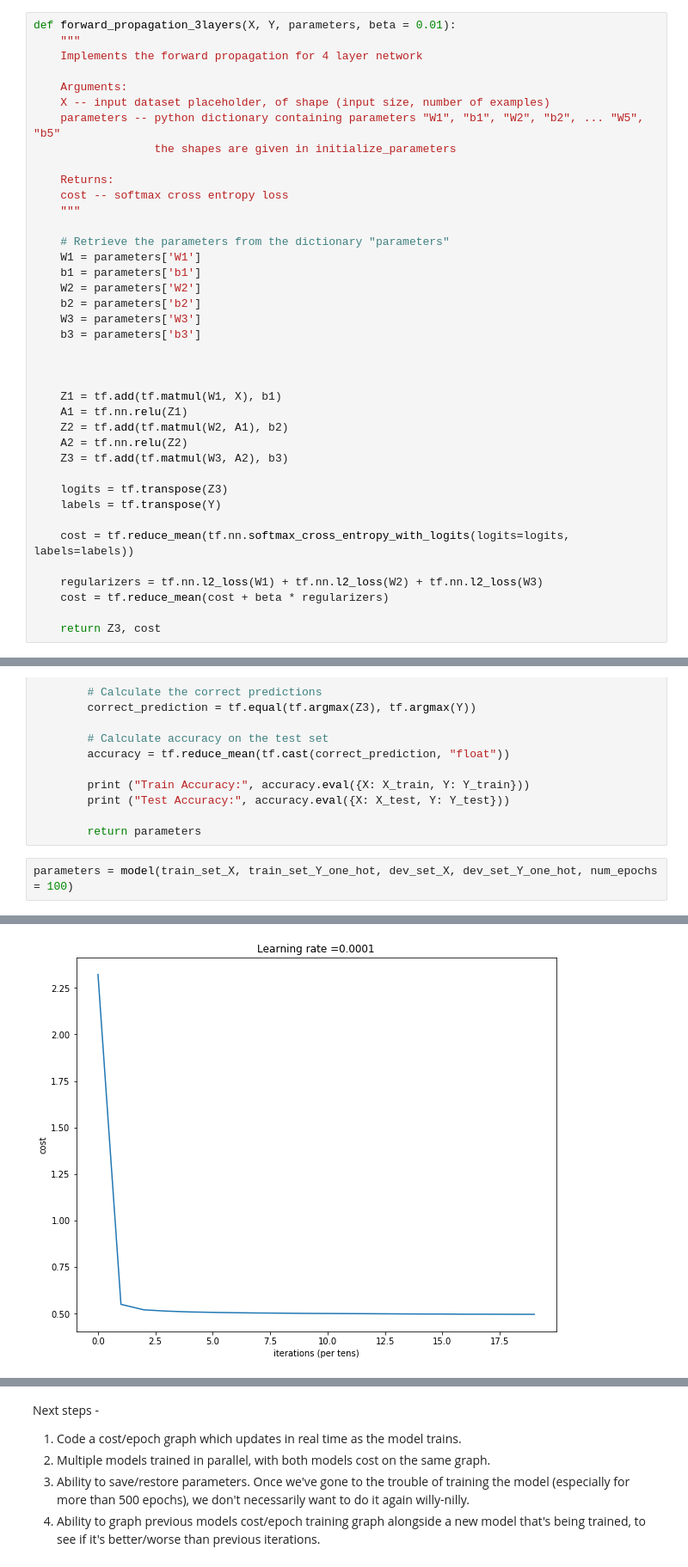
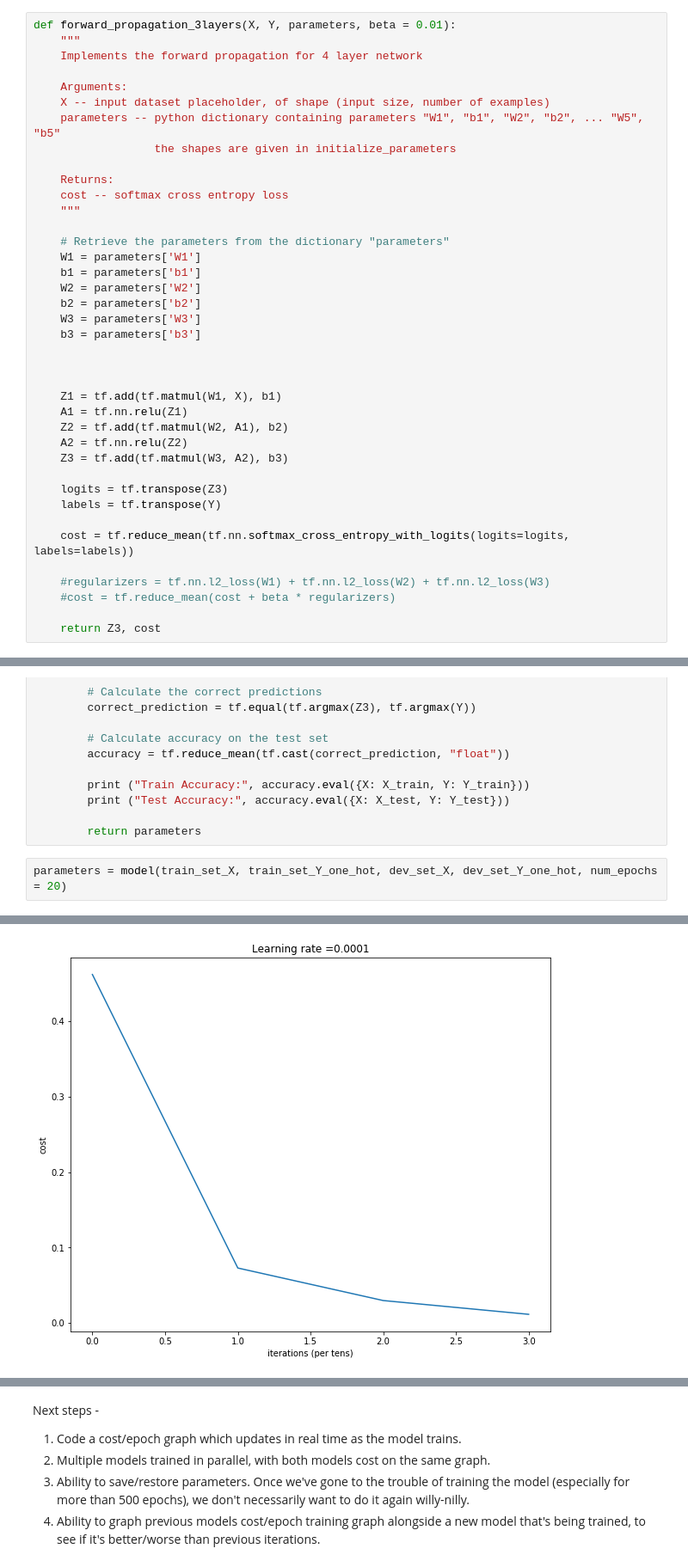
Before and after one commit to nicksexton/handwritten_digit_recognition, a Jupyter notebook: part 2 - mnist dataset.ipynb, the cells around one changed output, grey strips where cells are left out. Shown at 86% size. Cells and saved outputs as stored; diff of their text form.

```diff
--- a/part 2 - mnist dataset.ipynb
+++ b/part 2 - mnist dataset.ipynb
@@ -374,8 +374,8 @@ def forward_propagation_3layers(X, Y, parameters, beta = 0.01):
 
     cost = tf.reduce_mean(tf.nn.softmax_cross_entropy_with_logits(logits=logits, labels=labels))
 
-    regularizers = tf.nn.l2_loss(W1) + tf.nn.l2_loss(W2) + tf.nn.l2_loss(W3)
-    cost = tf.reduce_mean(cost + beta * regularizers)
+    #regularizers = tf.nn.l2_loss(W1) + tf.nn.l2_loss(W2) + tf.nn.l2_loss(W3)
+    #cost = tf.reduce_mean(cost + beta * regularizers)
 
     return Z3, cost
 # %% [markdown]
@@ -470,5 +470,5 @@ def model(X_train, Y_train, X_test, Y_test, learning_rate = 0.0001, beta = 0.01,
 
         return parameters
 # %%
-parameters = model(train_set_X, train_set_Y_one_hot, dev_set_X, dev_set_Y_one_hot, num_epochs = 100)
+parameters = model(train_set_X, train_set_Y_one_hot, dev_set_X, dev_set_Y_one_hot, num_epochs = 20)
 # %% [output]
@@ -485,2 +485,2 @@ Cost after epoch 90: 0.496692, running for 697.755556 seconds
-[figure, old version]
+[figure, new version]
 Parameters have been trained!
```
Also changed, not shown: parts of 10 cells of this notebook.
